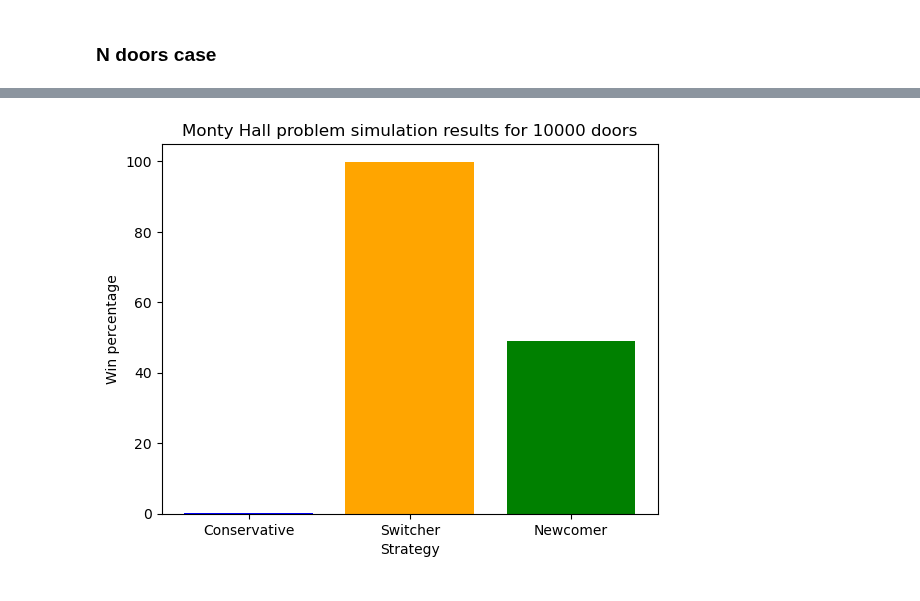
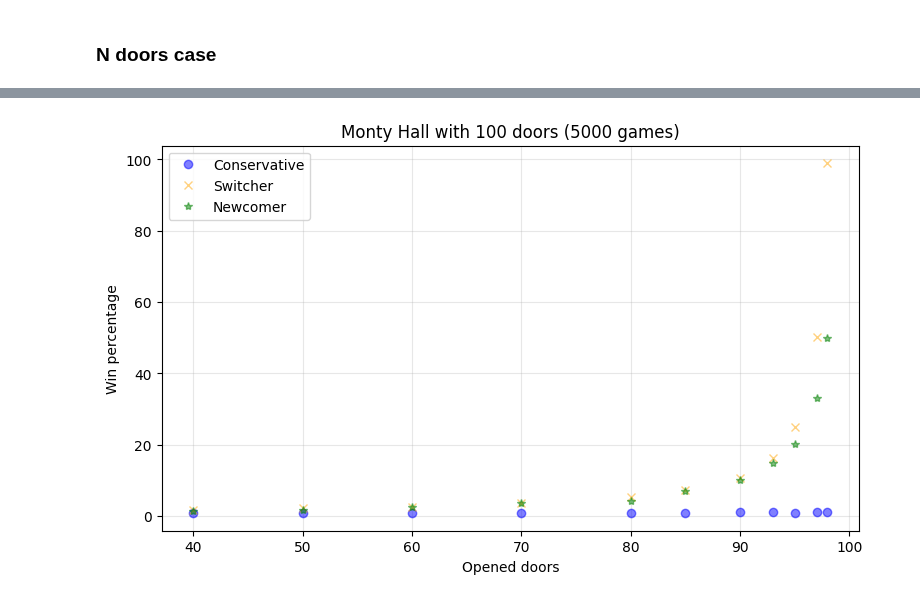
Before and after one commit to RiccardoFanton/astrostatistics_bicocca_2026, a Jupyter notebook: working/Lecture_1.ipynb, the cells around one changed output, grey strips where cells are left out. Drawn from its saved outputs; the diff is of its cells as text; code cells hidden in the pictures.

Commit message:
Review of Monty hall problem

```diff
--- a/working/Lecture_1.ipynb
+++ b/working/Lecture_1.ipynb
@@ -75,67 +74,54 @@ Newcomer wins: 5005
 # %% [markdown]
 ### N doors case
 # %%
-#Now we can try it for a N numer of doors instead of 3, and see how the probabilities change
-doors = np.zeros(9999) #losing doors
-doors = np.append(doors, 1) #winning door
-i=0
-N=1000
+import random
+import numpy as np
+import matplotlib.pyplot as plt
 
-c_win = 0
-s_win = 0
-n_win = 0
+n_doors = 100    #don't put under 100 (il 98% di porte aperte sennò non funziona)
+N = 5000  # number of games
+P_percentage = [40, 50, 60, 70, 80, 85, 90, 93, 95, 97, 98]  # number of doors opened, each game is done with every P
+P_values = [int(p / 100 * n_doors) for p in P_percentage]
+print(P_values)
 
-#same as before but now we need to eliminate N-2 doors instead of just 1, and we need to make sure the switcher and newcomer pick from the remaining doors
-while i < N:
-    random.shuffle(doors)
-    #record the index of the 1 in the array
-    winning_index = np.where(np.array(doors) == 1)[0][0]
-    #print("winning index:", winning_index)
+def play(n_doors, P):
+    winning = random.randrange(n_doors)
+    first_pick = random.randrange(n_doors)
 
-    #then we make the first two pick an index in the array
-    first_pick = random.randint(0, len(doors)-1)
-    #print("picked:", first_pick)
+    #open P doors that are not the first pick or the winning one and eliminate them
+    candidates = [d for d in range(n_doors) if d != first_pick and d != winning]
+    eliminated = set(random.sample(candidates, P))
+    remaining = [d for d in range(n_doors) if d not in eliminated]
 
-    if first_pick == winning_index:
-        #if by chanche the first pick is winning we need to keep another door available
-        keeped_index = random.choice([i for i in range(len(doors)) if i != first_pick])
-        #print("keeped index:", keeped_index)
-        #we eliminate all the other doors except the first pick and the keeped index
-        remaining_doors = [first_pick, keeped_index]
-        #print("remaining doors:", remaining_doors)
-        s_pick = keeped_index
-        c_pick = first_pick
-        #the newcomer randomly picks at one index in the remaining two
-        n_pick = random.choice([i for i in range(len(doors)) if i in remaining_doors])
-        print("WHAT A LUCK!")
+    conservative = first_pick #keep the first
+    switcher = random.choice([d for d in remaining if d != first_pick]) #switch among the remaining
+    newcomer = random.choice(remaining) #random pick among the remaining
 
-    else :
-        #if the winning index is not the first picked
-        remaining_doors = [first_pick, winning_index]
-        s_pick = winning_index
-        c_pick = first_pick
-        n_pick = random.choice([i for i in range(len(doors)) if i in remaining_doors])
+    return conservative == winning, switcher == winning, newcomer == winning
 
-    #print ("switcher pick:", s_pick)
-    #print ("conservative pick:", c_pick)
-    #print ("newcomer pick:", n_pick)
+c_rates, s_rates, n_rates = [], [], []
 
-    #finally we check if the picks are correct
-    if c_pick == winning_index:
-        c_win += 1
-    if s_pick == winning_index:
-        s_win += 1
-    if n_pick == winning_index:
-        n_win += 1
-    i += 1
+for P in P_values:
+    c = s = n = 0
+    for _ in range(N):
+        wc, ws, wn = play(n_doors, P)   #play the game
+        c += wc
+        s += ws
+        n += wn
+    c_rates.append(100 * c / N)
+    s_rates.append(100 * s / N)
+    n_rates.append(100 * n / N)
+    print(f"Doors opened={P:3d} | cons {c_rates[-1]:5.1f}% | switch {s_rates[-1]:5.1f}% | new {n_rates[-1]:5.1f}%")
 
-print("\n Conservative wins:", c_win)
-print("Switcher wins:", s_win)
-print("Newcomer wins:", n_win)
 
-plt.bar(['Conservative', 'Switcher', 'Newcomer'], [100*c_win/N, 100*s_win/N, 100*n_win/N], color=['blue', 'orange', 'green'])
-plt.xlabel('Strategy')
+plt.figure(figsize=(9, 5))
+plt.plot(P_values, c_rates, 'o', color='blue', label='Conservative', alpha=0.5)
+plt.plot(P_values, s_rates, 'x', color='orange', label='Switcher', alpha=0.5)
+plt.plot(P_values, n_rates, '*', color='green', label='Newcomer', alpha=0.5)
+plt.xlabel('Opened doors')
 plt.ylabel('Win percentage')
-plt.title(f'Monty Hall problem simulation results for {len(doors)} doors')
+plt.title(f'Monty Hall with {n_doors} doors ({N} games)')
+plt.legend()
+plt.grid(alpha=0.3)
 plt.show()
 # %% [output]
@@ -147 +140 @@ Newcomer wins: 490
-[figure, old version]
+[figure, new version]
```
Also changed, not shown: parts of 2 cells of this notebook.
